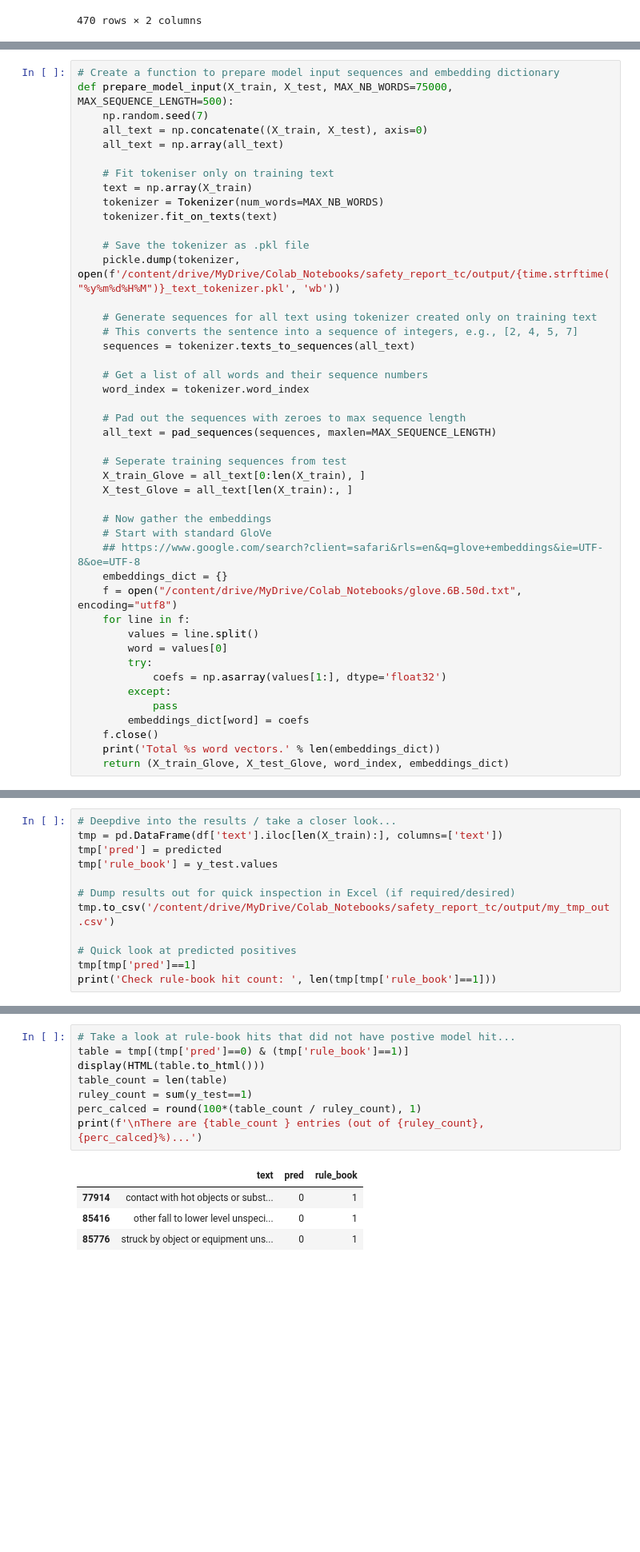
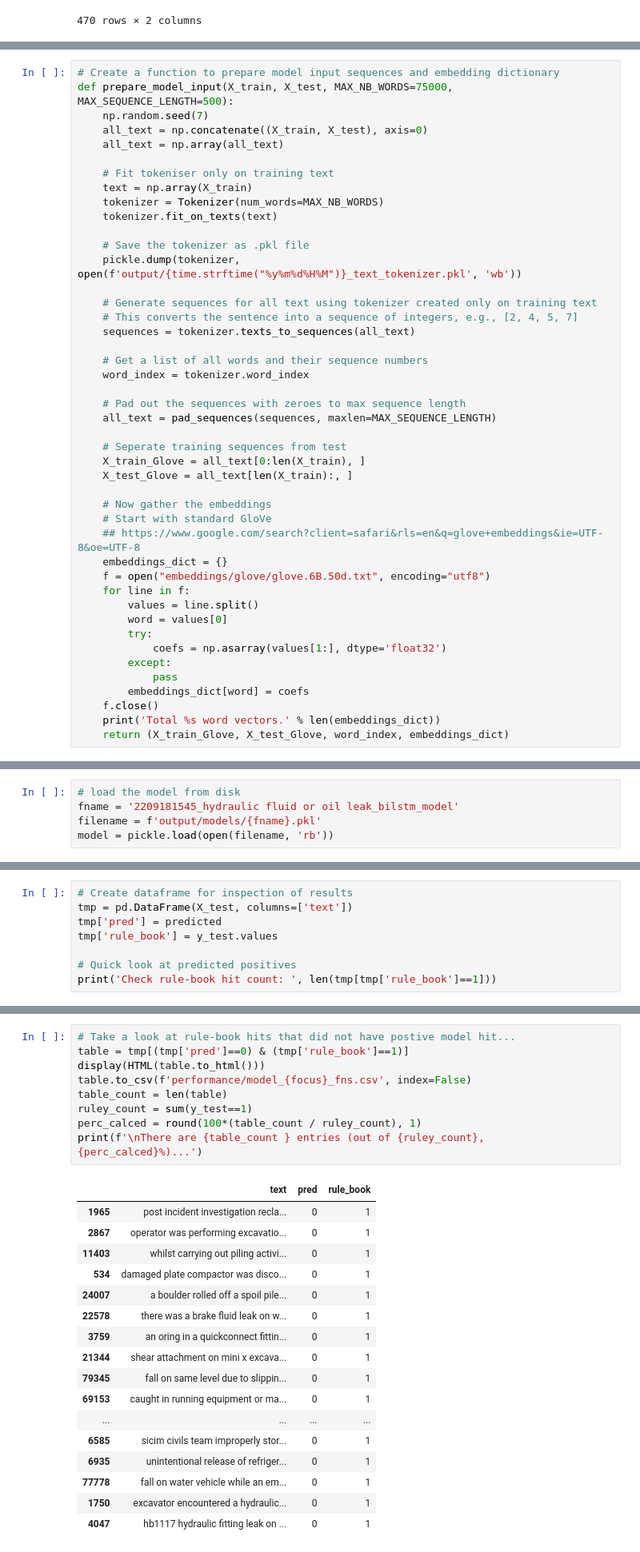
Before and after one commit to 3minuterecord/safety_report_topic_classification, a Jupyter notebook: safety_BiLSTM.ipynb, the cells around one changed output, grey strips where cells are left out. Shown: that part at 80% size. Saved outputs shown, nothing was run; the diff lists cells and outputs as text; blank space fills up the shorter version.

Commit message:
Update bilstm

```diff
--- a/safety_BiLSTM.ipynb
+++ b/safety_BiLSTM.ipynb
@@ -121,7 +129,7 @@ def prepare_model_input(X_train, X_test, MAX_NB_WORDS=75000, MAX_SEQUENCE_LENGTH
     tokenizer.fit_on_texts(text)
 
     # Save the tokenizer as .pkl file
-    pickle.dump(tokenizer, open(f'/content/drive/MyDrive/Colab_Notebooks/safety_report_tc/output/{time.strftime("%y%m%d%H%M")}_text_tokenizer.pkl', 'wb'))
+    pickle.dump(tokenizer, open(f'output/{time.strftime("%y%m%d%H%M")}_text_tokenizer.pkl', 'wb'))
 
     # Generate sequences for all text using tokenizer created only on training text
     # This converts the sentence into a sequence of integers, e.g., [2, 4, 5, 7]
@@ -141,7 +149,7 @@ def prepare_model_input(X_train, X_test, MAX_NB_WORDS=75000, MAX_SEQUENCE_LENGTH
     # Start with standard GloVe
     ## https://www.google.com/search?client=safari&rls=en&q=glove+embeddings&ie=UTF-8&oe=UTF-8
     embeddings_dict = {}
-    f = open("/content/drive/MyDrive/Colab_Notebooks/glove.6B.50d.txt", encoding="utf8")
+    f = open("embeddings/glove/glove.6B.50d.txt", encoding="utf8")
     for line in f:
         values = line.split()
         word = values[0]
@@ -298,3 +315,8 @@ plot_graphs(history, 'loss')
+# %%
+# load the model from disk
+fname = '2209181545_hydraulic fluid or oil leak_bilstm_model'
+filename = f'output/models/{fname}.pkl'
+model = pickle.load(open(filename, 'rb'))
 # %%
 # Print accuracy measures
 print("\n Evaluating Model ... \n")
@@ -321,13 +343,9 @@ for key in (result.keys()):
 weighted avg       1.00      1.00      1.00     18772
 # %%
-# Deepdive into the results / take a closer look...
-tmp = pd.DataFrame(df['text'].iloc[len(X_train):], columns=['text'])
+# Create dataframe for inspection of results
+tmp = pd.DataFrame(X_test, columns=['text'])
 tmp['pred'] = predicted
 tmp['rule_book'] = y_test.values
 
-# Dump results out for quick inspection in Excel (if required/desired)
-tmp.to_csv('/content/drive/MyDrive/Colab_Notebooks/safety_report_tc/output/my_tmp_out.csv')
-
 # Quick look at predicted positives
-tmp[tmp['pred']==1]
 print('Check rule-book hit count: ', len(tmp[tmp['rule_book']==1]))
@@ -364,13 +402,27 @@ There are 86 entries (out of 107)...
 # %%
 # Take a look at rule-book hits that did not have postive model hit...
 table = tmp[(tmp['pred']==0) & (tmp['rule_book']==1)]
 display(HTML(table.to_html()))
+table.to_csv(f'performance/model_{focus}_fns.csv', index=False)
 table_count = len(table)
 ruley_count = sum(y_test==1)
 perc_calced = round(100*(table_count / ruley_count), 1)
 print(f'\nThere are {table_count } entries (out of {ruley_count}, {perc_calced}%)...')
 # %% [output]
 |  | text | pred | rule_book |
-| 77914 | contact with hot objects or subst... | 0 | 1 |
-| 85416 | other fall to lower level unspeci... | 0 | 1 |
-| 85776 | struck by object or equipment uns... | 0 | 1 |
+| 1965 | post incident investigation recla... | 0 | 1 |
+| 2867 | operator was performing excavatio... | 0 | 1 |
+| 11403 | whilst carrying out piling activi... | 0 | 1 |
+| 534 | damaged plate compactor was disco... | 0 | 1 |
+| 24007 | a boulder rolled off a spoil pile... | 0 | 1 |
+| 22578 | there was a brake fluid leak on w... | 0 | 1 |
+| 3759 | an oring in a quickconnect fittin... | 0 | 1 |
+| 21344 | shear attachment on mini x excava... | 0 | 1 |
+| 79345 | fall on same level due to slippin... | 0 | 1 |
+| 69153 | caught in running equipment or ma... | 0 | 1 |
+| ... | ... | ... | ... |
+| 6585 | sicim civils team improperly stor... | 0 | 1 |
+| 6935 | unintentional release of refriger... | 0 | 1 |
+| 77778 | fall on water vehicle while an em... | 0 | 1 |
+| 1750 | excavator encountered a hydraulic... | 0 | 1 |
+| 4047 | hb1117 hydraulic fitting leak on ... | 0 | 1 |
```
Also changed, not shown: parts of 60 cells of this notebook, 3 other files.
